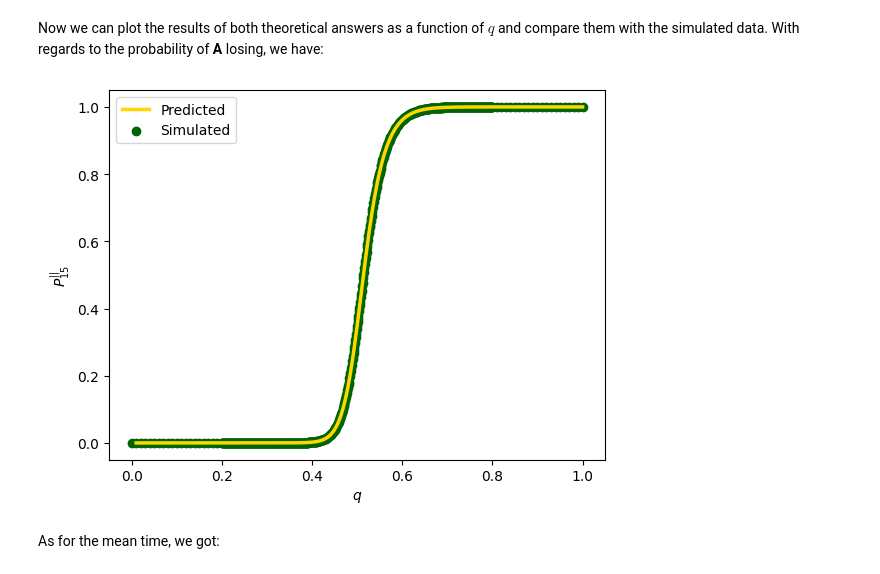
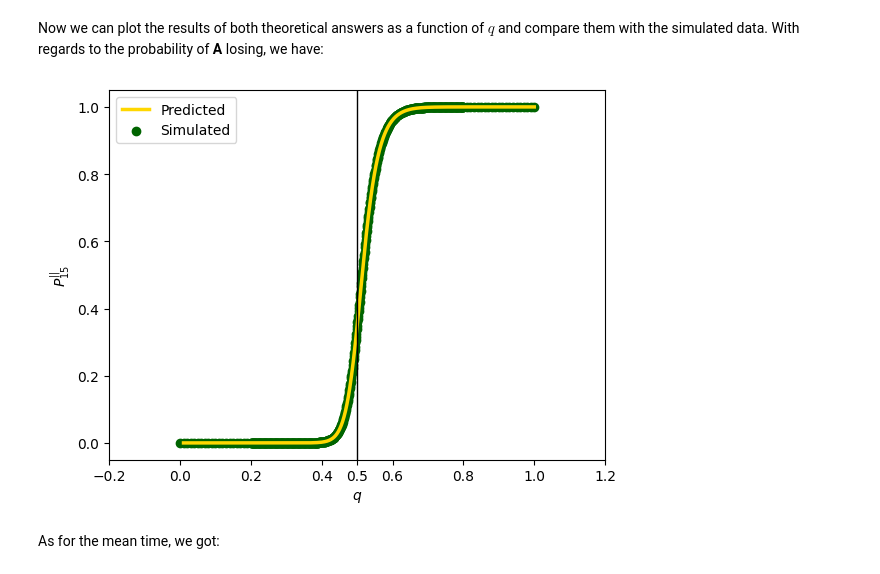
Before and after one commit to hmfelix/asym-rnd-wlk, a Jupyter notebook: asym-rnd-wlk.ipynb, the cells around one changed output. Cells and saved outputs as stored; diff of their text form; code cells hidden in the pictures.

```diff
--- a/asym-rnd-wlk.ipynb
+++ b/asym-rnd-wlk.ipynb
@@ -411,22 +411,28 @@ Now we can plot the results of both theoretical answers as a function of $q$ and
 # %%
 q = df_walks['q']
 y_predicted = [P_15(x) for x in q]
 y_simulated = df_walks["P(A loses)"]
 
 # plot series
 plt.plot(q, y_predicted, label="Predicted", linestyle='-', color="gold", linewidth=2.5)
 plt.scatter(q, y_simulated, label="Simulated", color="darkgreen")
 
+# marks at x=0.5:
+plt.axvline(0.5, color="black", linewidth=1)
+ticks, labels = plt.xticks()
+ticks = np.append(ticks, 0.5)
+plt.xticks(ticks)
+
 # plot aesthetics
 plt.legend()
 plt.xlabel("$q$")
 plt.ylabel("$P_{15}^{||}$")
 
 # call graphics and close
 plt.show()
 plt.close()
 # %% [output]
-[figure, old version]
+[figure, new version]
 # %% [markdown]
 As for the mean time, we got:
 # %%
```
Also changed, not shown: parts of 1 cell of this notebook, 1 other file.
